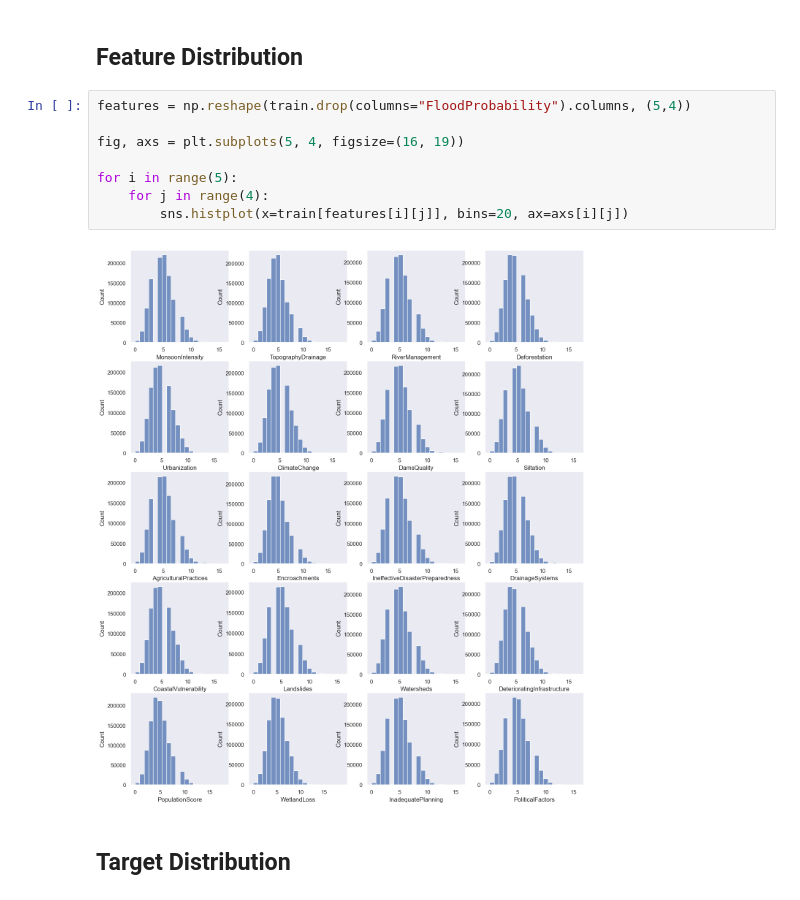
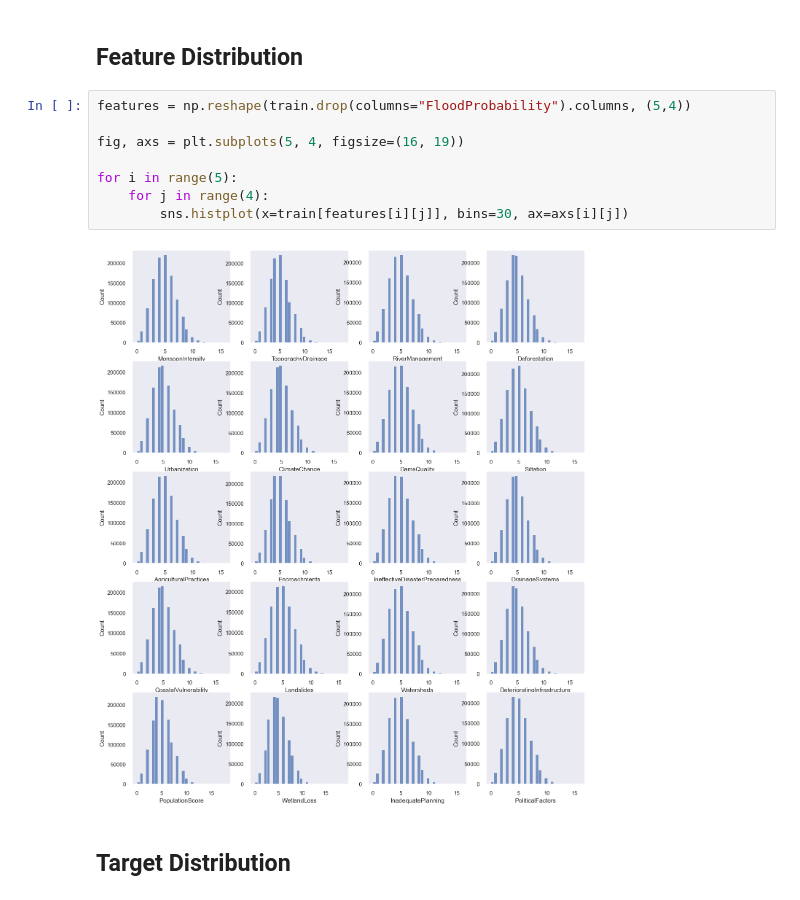
Before and after one commit to Ednaxx/Kaggle-Playground-Series, a Jupyter notebook: PS4E5-FloodPrediction/ps4e5-flood-prediction.ipynb, the cells around one changed output. Saved outputs shown, nothing was run; the diff lists cells and outputs as text.

```diff
--- a/PS4E5-FloodPrediction/ps4e5-flood-prediction.ipynb
+++ b/PS4E5-FloodPrediction/ps4e5-flood-prediction.ipynb
@@ -105,13 +107,13 @@ make_mi_scores(X, y).plot(kind='bar')
 # %%
 features = np.reshape(train.drop(columns="FloodProbability").columns, (5,4))
 
 fig, axs = plt.subplots(5, 4, figsize=(16, 19))
 
 for i in range(5):
     for j in range(4):
-        sns.histplot(x=train[features[i][j]], bins=20, ax=axs[i][j])
+        sns.histplot(x=train[features[i][j]], bins=30, ax=axs[i][j])
 # %% [output]
-[figure, old version]
+[figure, new version]
 # %% [markdown]
 ## Target Distribution
 # %%
```
Also changed, not shown: parts of 23 cells of this notebook, 3 other files.
